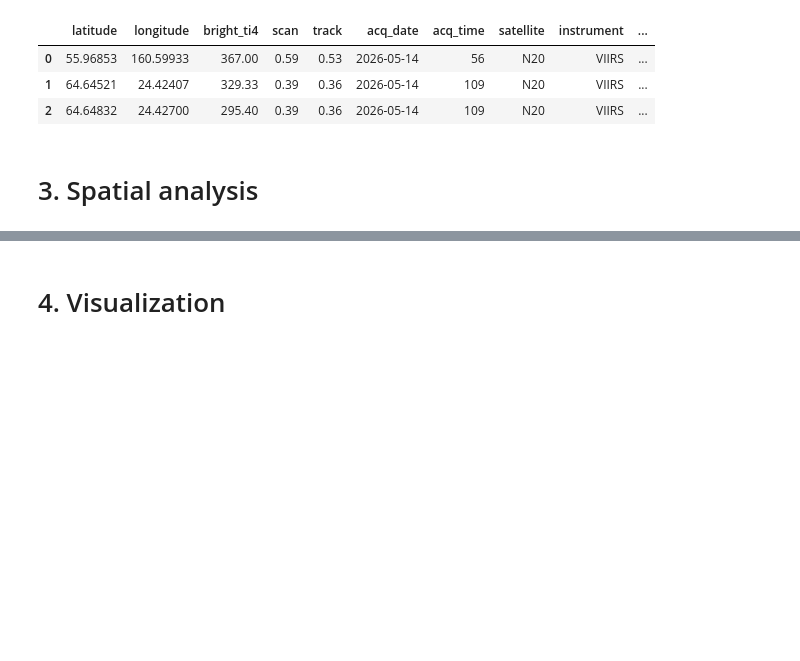
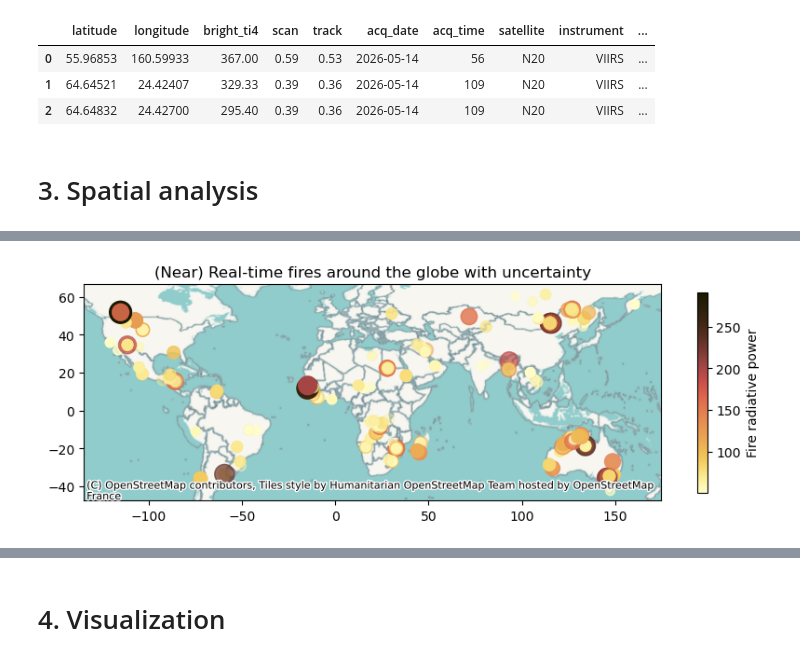
Before and after one commit to javierfeller/Project_SDS, a Jupyter notebook: notebooks/wildfire_project.ipynb, the cells around one changed output, grey strips where cells are left out. Cells and saved outputs as stored; diff of their text form; code cells hidden in the pictures; blank space fills up the shorter version.

```diff
--- a/notebooks/wildfire_project.ipynb
+++ b/notebooks/wildfire_project.ipynb
@@ -217,0 +139,78 @@ m.save("wildfire_map3.html")
+# %%
+#Introduce uncertainty with transparency
+wildfire_gdf["confidence"].unique()
+
+import numpy as np
+
+wildfire_gdf["alpha"] = np.select(
+    [
+        wildfire_gdf["confidence"] == "h",
+        wildfire_gdf["confidence"] == "n",
+        wildfire_gdf["confidence"] == "l",
+    ],
+    [
+        1.0,
+        0.7,
+        0.4
+    ],
+    default=0.5
+)
+# %%
+import numpy as np
+import matplotlib.pyplot as plt
+import contextily as cx
+import cmcrameri.cm as cmc
+
+# -------------------------
+# 1. Filter FRP
+# -------------------------
+wildfire_gdf = wildfire_gdf[wildfire_gdf["frp"] > 50].copy()
+
+# -------------------------
+# 2. Map confidence → alpha
+# -------------------------
+wildfire_gdf["alpha"] = np.select(
+    [
+        wildfire_gdf["confidence"] == "h",
+        wildfire_gdf["confidence"] == "n",
+        wildfire_gdf["confidence"] == "l",
+    ],
+    [
+        1.0,
+        0.7,
+        0.4
+    ],
+    default=0.5
+)
+
+# -------------------------
+# 3. Scale FRP for marker size
+# -------------------------
+wildfire_gdf["size"] = wildfire_gdf["frp"]
+
+# -------------------------
+# 4. Plot
+# -------------------------
+fig, ax = plt.subplots(figsize=(10, 4))
+
+wildfire_gdf.plot(
+    ax=ax,
+    column="frp",
+    cmap=cmc.lajolla_r,
+    markersize=wildfire_gdf["size"],
+    alpha=wildfire_gdf["alpha"],   # 👈 uncertainty here
+    legend=True,
+    legend_kwds={
+        "label": "Fire radiative power",
+        "orientation": "vertical",
+        "shrink": 0.7
+    }
+)
+
+# Basemap (correct CRS assumed EPSG:4326 -> 3857)
+cx.add_basemap(ax=ax, crs=wildfire_gdf.crs)
+
+plt.title("(Near) Real-time fires around the globe with uncertainty")
+plt.show()
+# %% [output]
+[figure, added]
```
Also changed, not shown: parts of 20 cells of this notebook.
